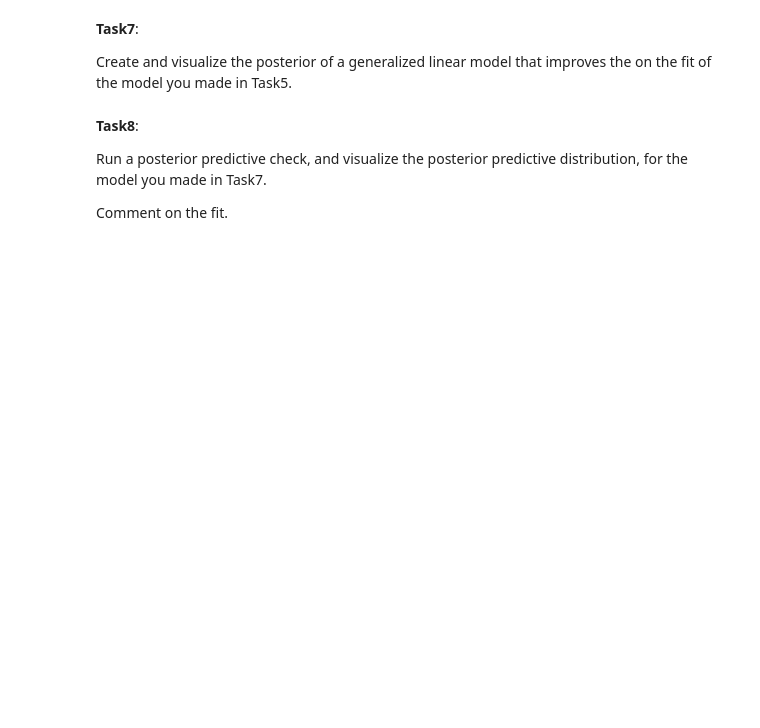
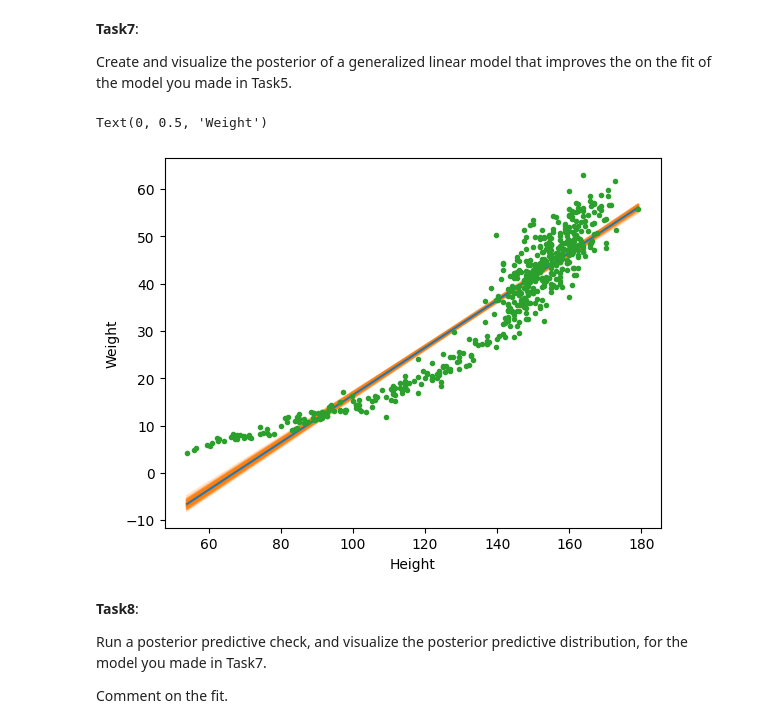
Before and after one commit to Tookss55/DS, a Jupyter notebook: Unit5/Unit5ExercisesSF.ipynb, the cells around one changed output. Cells and saved outputs as stored; diff of their text form; code cells hidden in the pictures; blank space fills up the shorter version.

```diff
--- a/Unit5/Unit5ExercisesSF.ipynb
+++ b/Unit5/Unit5ExercisesSF.ipynb
@@ -216,6 +216,51 @@ My model follows the trend of the obsereved data well, but it doesn't peak high
 **Task7**:
 
 Create and visualize the posterior of a generalized linear model that improves the on the fit of the model you made in Task5.
+# %%
+with pm.Model() as model_hw2:
+    α = pm.Normal("α", mu=0, sigma=100)
+    β = pm.Normal("β", mu=0, sigma=10)
+    μ = pm.Deterministic("μ", α + β * howell.height)
+    σ = pm.HalfCauchy("σ", 10)
+
+    #likelihood
+    y_pred = pm.Normal("y_pred", mu=μ, sigma=σ, observed=howell.weight)
+
+    #inference data object
+    idata_hw2 = pm.sample()
+
+
+#takes 100 samples
+posterior = az.extract(idata_hw, num_samples=100)
+# %%
+# takes x value from each sample for graphing.
+x_plot = xr.DataArray(
+    np.linspace(howell.height.min(), howell.height.max(), 50),
+    dims="plot_id"
+    )
+
+mean_line = posterior["α"].mean() + posterior["β"].mean() * x_plot
+
+lines = posterior["α"] + posterior["β"] * x_plot
+
+#sets up plot
+_, ax = plt.subplots()
+
+#plots 50 other lines our model came up with.
+ax.plot(x_plot, lines.T, c="C1", alpha=0.2)
+
+#mean line
+ax.plot(x_plot, mean_line, c="C0")
+
+#raw data
+ax.plot(howell.height, howell.weight, "C2.")
+
+#labels
+ax.set_xlabel("Height")
+ax.set_ylabel("Weight")
+# %% [output]
+Text(0, 0.5, 'Weight')
+[figure, added]
 # %% [markdown]
 **Task8**:
 
```
Also changed, not shown: parts of 9 cells of this notebook.
